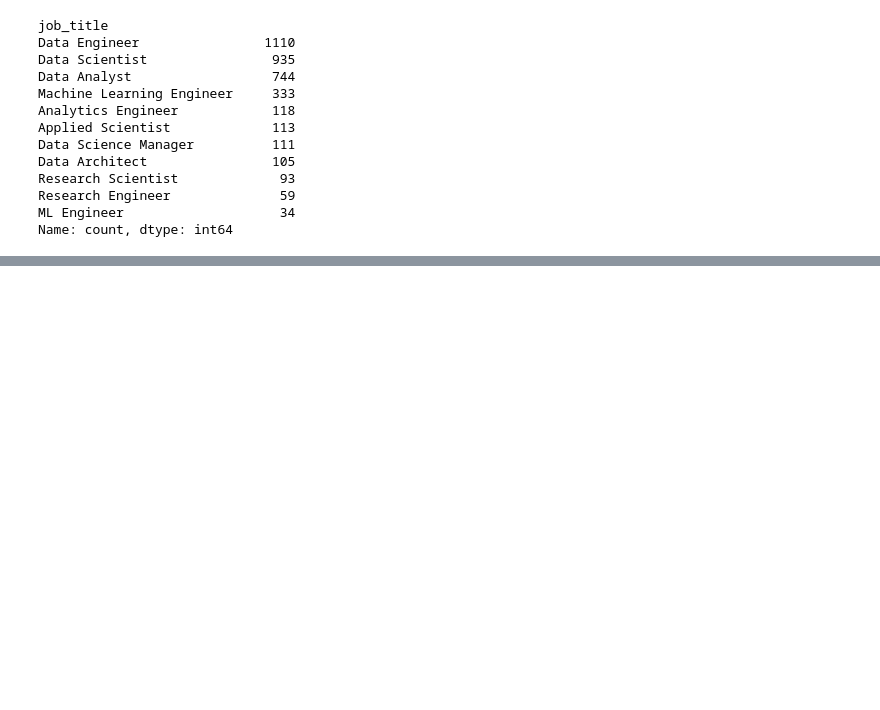
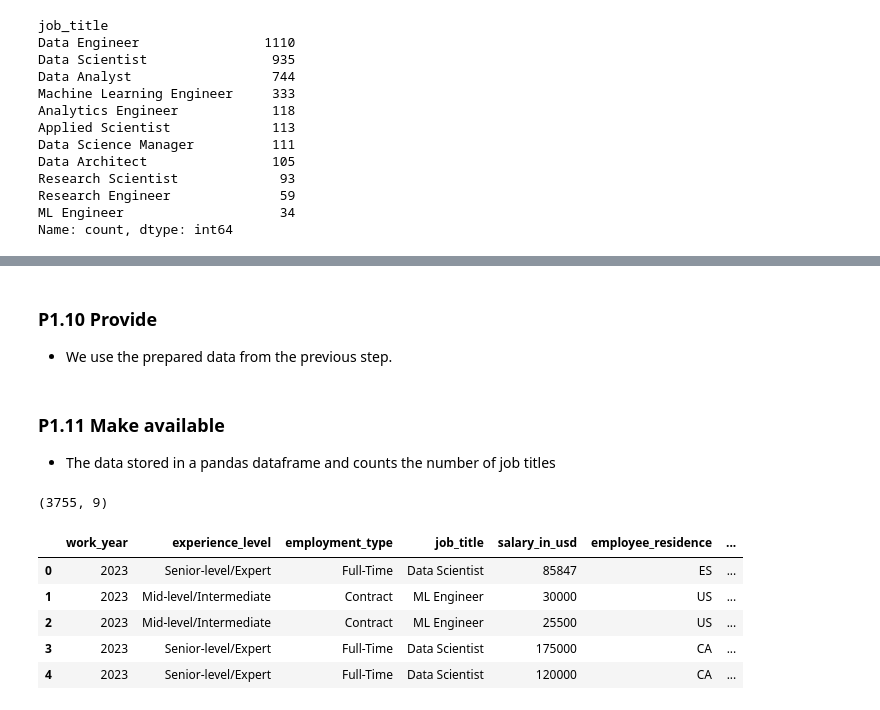
Before and after one commit to ShannonHung/ITPM, a Jupyter notebook: Code/6-ML-Data-Cleaning.ipynb, the cells around one changed output, grey strips where cells are left out. Cells and saved outputs as stored; diff of their text form; code cells hidden in the pictures; blank space fills up the shorter version.

```diff
--- a/Code/6-ML-Data-Cleaning.ipynb
+++ b/Code/6-ML-Data-Cleaning.ipynb
@@ -280,3 +279,6 @@ fig = px.bar(y = top11_job_titles.values, x = top11_job_titles.index,
             text = top11_job_titles.values, title = 'Top 11 Job Designations')
 fig.update_layout(xaxis_title = "Job Designations", yaxis_title = "Count")
 fig.show()
+# %% [markdown]
+### P1.10 Provide
+- We use the prepared data from the previous step.
@@ -282,0 +300,14 @@ fig.show()
+# %% [markdown]
+### P1.11 Make available
+- The data stored in a pandas dataframe and counts the number of job titles
+# %%
+print(df.shape)
+df.head()
+# %% [output]
+(3755, 9)
+|  | work_year | experience_level | employment_type | job_title | salary_in_usd | employee_residence | ... |
+| 0 | 2023 | Senior-level/Expert | Full-Time | Data Scientist | 85847 | ES | ... |
+| 1 | 2023 | Mid-level/Intermediate | Contract | ML Engineer | 30000 | US | ... |
+| 2 | 2023 | Mid-level/Intermediate | Contract | ML Engineer | 25500 | US | ... |
+| 3 | 2023 | Senior-level/Expert | Full-Time | Data Scientist | 175000 | CA | ... |
+| 4 | 2023 | Senior-level/Expert | Full-Time | Data Scientist | 120000 | CA | ... |
```
Also changed, not shown: parts of 15 cells of this notebook.
